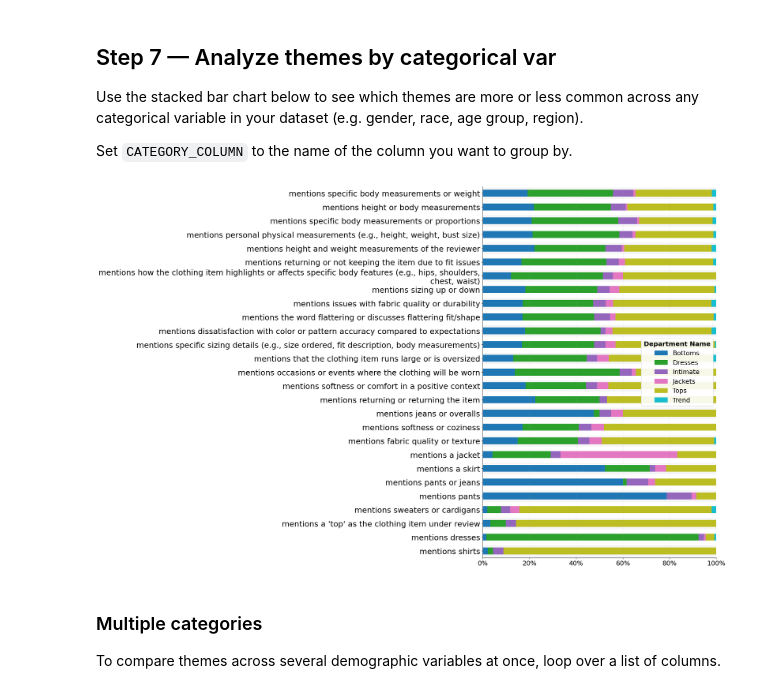
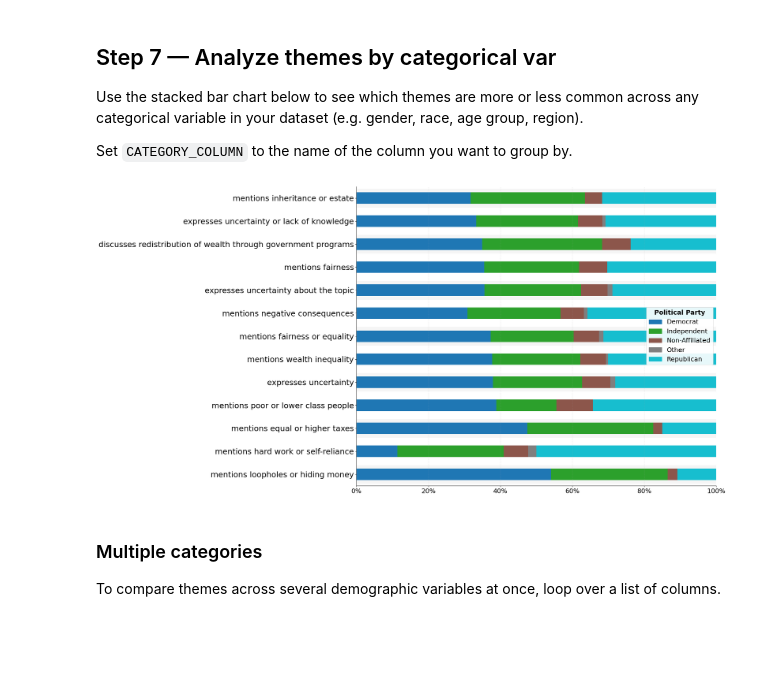
Before and after one commit to jennyw23/InYourOwnWords, a Jupyter notebook: quickstart/ex_train_and_interpret_sae.ipynb, the cells around one changed output. Saved outputs shown, nothing was run; the diff lists cells and outputs as text; code cells hidden in the pictures; blank space fills up the shorter version.

Commit message:
update quickstart with estate tax free text responses

```diff
--- a/quickstart/ex_train_and_interpret_sae.ipynb
+++ b/quickstart/ex_train_and_interpret_sae.ipynb
@@ -28,23 +19,24 @@ Path to dataset files: /Users/jennywang/.cache/kagglehub/datasets/nicapotato/wom
 # %%
 # ── Data ──────────────────────────────────────────────────────────────────────
-DATA_FILE   = f"{path}/Womens Clothing E-Commerce Reviews.csv"
-TEXT_COLUMN = "Review Text"
+DATA_FILE   = "data/stantcheva_estate_tax_sample.csv"
+TEXT_COLUMN = "why"
 
 # ── Survey context (used to generate LLM instructions) ────────────────────────
 SURVEY_QUESTION = (
-    "Write a review of a women's clothing item you purchased."
+    "Do you think that increasing the federal estate tax is a good or bad way "
+    "to reduce wealth inequality? Why?"
 )
 
 # ── SAE hyperparameters ───────────────────────────────────────────────────────
-M = 32   # number of SAE dimensions (themes)
+M = 16   # number of SAE dimensions (themes)
 K = 4    # max active dimensions per response
 
 # ── Embedding ─────────────────────────────────────────────────────────────────
 EMBEDDING_MODEL = "text-embedding-3-large"  # OpenAI embedding model
-EMBEDDING_FILE  = "clothing_review_embeddings.npy"          # cache embeddings here to avoid re-computing
+EMBEDDING_FILE  = "stantcheva_estate_tax_embeddings.npy"  # cache embeddings here to avoid re-computing
 
 # ── Output ────────────────────────────────────────────────────────────────────
-CACHE_NAME      = f"clothing_reviews_{M}_{K}"                        # name for LLM cache
+CACHE_NAME      = f"estate_tax_{M}_{K}"                    # name for LLM cache
 CHECKPOINT_DIR  = f"sae_cache/checkpoints/{CACHE_NAME}"    # where to save SAE weights
 OUTPUT_FILE     = f"sae_cache/{CACHE_NAME}_themes.csv"     # where to save final themes
 # %% [markdown]
@@ -79,7 +69,6 @@ Setup complete.
 ## Step 2 — Load data
 # %%
 df = pd.read_csv(DATA_FILE)
-df = df.sample(500, random_state=42) # just a subset to showcase process
 
 # Drop rows with missing text
 df = df.dropna(subset=[TEXT_COLUMN]).reset_index(drop=True)
@@ -163,7 +152,8 @@ import sys
 sys.path.insert(0, str(Path("../scripts").resolve()))
 from train_sae import generate_interpretations_and_fidelity_scores
 
-results_df = generate_interpretations_and_fidelity_scores(
+# returns the best theme per dimension, plus every candidate's scores
+results_df, candidates_df = generate_interpretations_and_fidelity_scores(
     M=M,
     texts=texts,
     embeddings=embeddings,
@@ -175,5 +165,5 @@ results_df = generate_interpretations_and_fidelity_scores(
 
 print("\nSample interpretations:")
 for _, row in results_df.head(5).iterrows():
-    print(f"  {row['interpretation']}  (F1={row['f1_fidelity_score']:.2f})")
+    print(f"  {row['interpretation']}  (fidelity={row['f1_fidelity_score']:.2f})")
 # %% [output]
@@ -263,7 +256,7 @@ annotations = annotate_texts_with_concepts(
     max_words_per_example=128,
     cache_name=CACHE_NAME,
     n_workers=10,
-    model="gpt-4o-mini",
+    model="gpt-4.1-mini",
 )
 
 annotations_df = pd.DataFrame(annotations)
@@ -292,24 +284,23 @@ Set `CATEGORY_COLUMN` to the name of the column you want to group by.
 # %%
 from quickstart_figures import calculate_proportions, themes_barchart
 
-# Set the categorical column you want to analyze
-# Good options for this dataset:
-#   "Department Name"  — Tops, Dresses, Bottoms, Intimate, Jackets, Trend
-#   "Rating"           — 1–5 stars (what do happy vs. unhappy reviewers say?)
-#   "Division Name"    — General, General Petite, Initmates
-CATEGORY_COLUMN = "Department Name"
+# Set the categorical column you want to analyze. Options in this dataset:
+#   "estate_tax_view"  — the closed-ended answer the "Why?" follows (best ... worst way)
+#   "political_party"  — Democrat, Republican, Independent, Non-Affiliated, Other
+#   "gender"           — Female, Male, Other
+CATEGORY_COLUMN = "political_party"
 
 # Compute the proportion of each theme activated by each group
 proportions = calculate_proportions(annotations_df, df, CATEGORY_COLUMN)
 
 # Plot a stacked bar chart — themes sorted by how group-specific they are
 fig = themes_barchart(
     proportions,
     category_column=CATEGORY_COLUMN,
     sort_by="min_max_any_group",  # 'majority' or 'r2' also supported
 )
 # %% [output]
-[figure, old version]
+[figure, new version]
 # %% [markdown]
 ### Multiple categories
 
```
Also changed, not shown: parts of 11 cells of this notebook, 9 other files.
